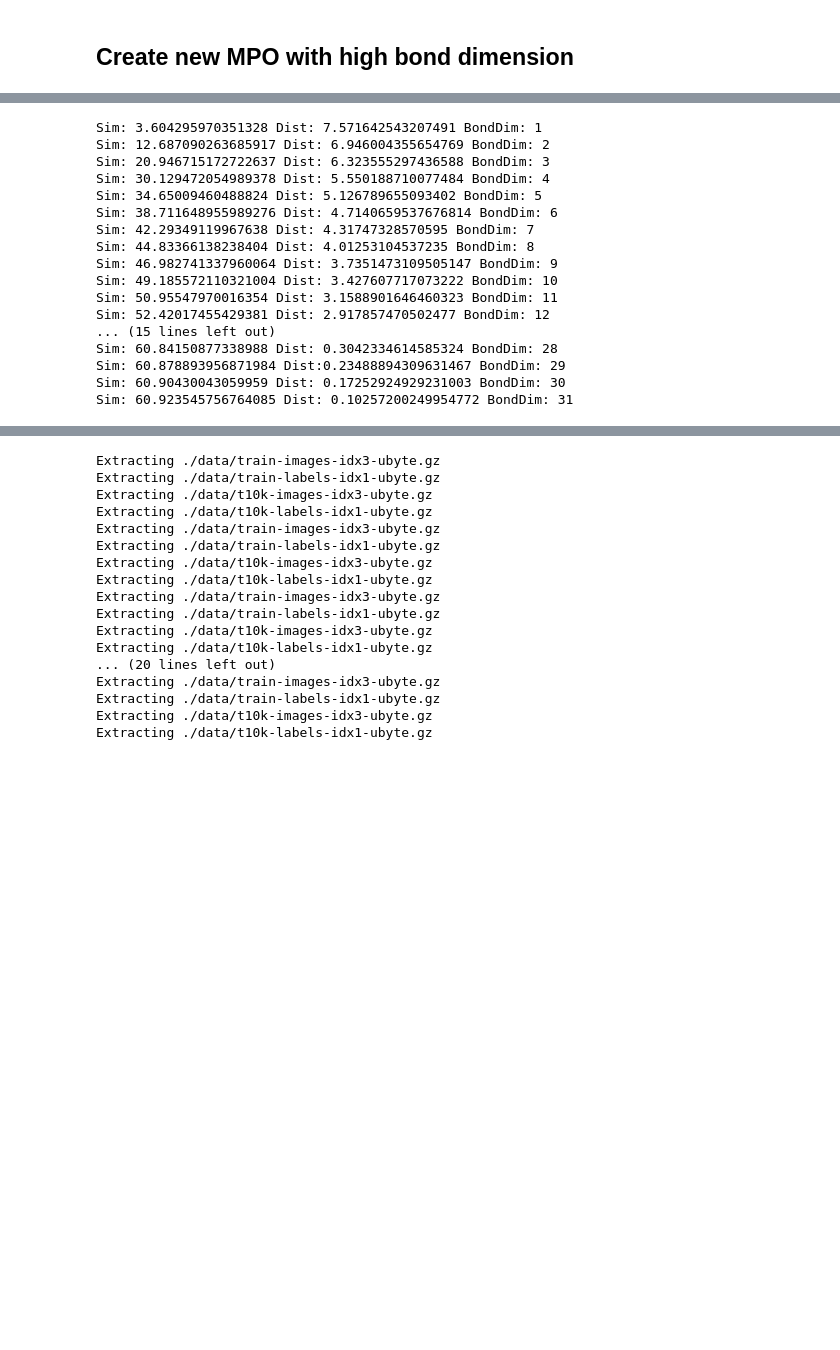
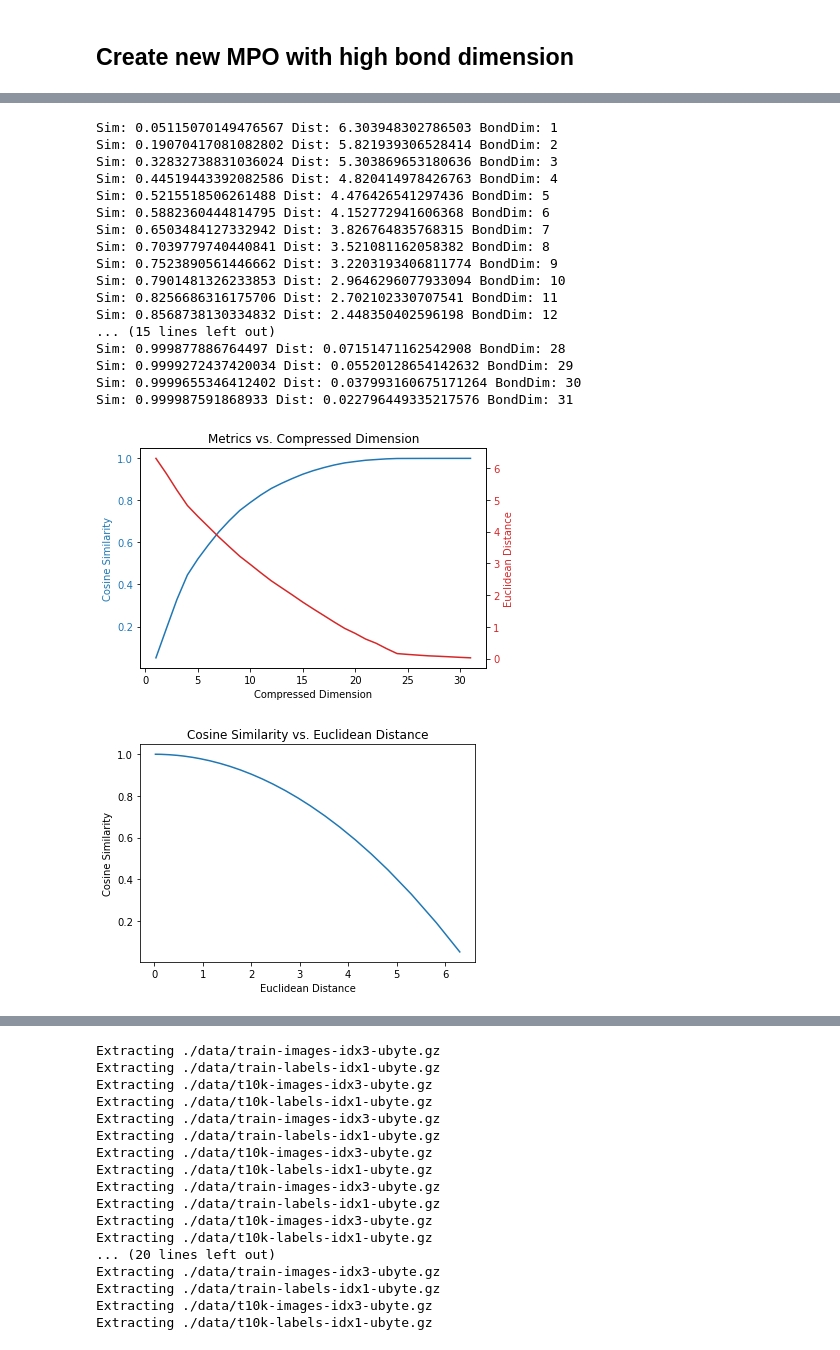
Before and after one commit to aaronleesander/DMRG-inspired-Algorithms-for-Neural-Network-Compression, a Jupyter notebook: DMRG/FC2_Weights_Matrix.ipynb, the cells around one changed output, grey strips where cells are left out. Drawn from its saved outputs; the diff is of its cells as text; code cells hidden in the pictures; blank space fills up the shorter version.

```diff
--- a/DMRG/FC2_Weights_Matrix.ipynb
+++ b/DMRG/FC2_Weights_Matrix.ipynb
@@ -441,21 +394,23 @@ Sim: 288.5812213862196 Dist: 38.16480317603306 BondDim: 8
 # %%
-compressed_MPS_1, dist, sim = compress_layer(MPS_1, phys_dim=[2, 2, 8, 20, 2, 2], threshold=1e-3, plot=0)
+compressed_MPS_1, dist1, sim1 = compress_layer(MPS_1, phys_dim=[2, 2, 8, 20, 2, 2], threshold=1e-8, plot=1)
 # %% [output]
-Sim: 3.604295970351328 Dist: 7.571642543207491 BondDim: 1
-Sim: 12.687090263685917 Dist: 6.946004355654769 BondDim: 2
-Sim: 20.946715172722637 Dist: 6.323555297436588 BondDim: 3
-Sim: 30.129472054989378 Dist: 5.550188710077484 BondDim: 4
-Sim: 34.65009460488824 Dist: 5.126789655093402 BondDim: 5
-Sim: 38.711648955989276 Dist: 4.7140659537676814 BondDim: 6
-Sim: 42.29349119967638 Dist: 4.31747328570595 BondDim: 7
-Sim: 44.83366138238404 Dist: 4.01253104537235 BondDim: 8
-Sim: 46.982741337960064 Dist: 3.7351473109505147 BondDim: 9
-Sim: 49.185572110321004 Dist: 3.427607717073222 BondDim: 10
-Sim: 50.95547970016354 Dist: 3.1588901646460323 BondDim: 11
-Sim: 52.42017455429381 Dist: 2.917857470502477 BondDim: 12
+Sim: 0.05115070149476567 Dist: 6.303948302786503 BondDim: 1
+Sim: 0.19070417081082802 Dist: 5.821939306528414 BondDim: 2
+Sim: 0.32832738831036024 Dist: 5.303869653180636 BondDim: 3
+Sim: 0.44519443392082586 Dist: 4.820414978426763 BondDim: 4
+Sim: 0.5215518506261488 Dist: 4.476426541297436 BondDim: 5
+Sim: 0.5882360444814795 Dist: 4.152772941606368 BondDim: 6
+Sim: 0.6503484127332942 Dist: 3.826764835768315 BondDim: 7
+Sim: 0.7039779740440841 Dist: 3.521081162058382 BondDim: 8
+Sim: 0.7523890561446662 Dist: 3.2203193406811774 BondDim: 9
+Sim: 0.7901481326233853 Dist: 2.9646296077933094 BondDim: 10
+Sim: 0.8256686316175706 Dist: 2.702102330707541 BondDim: 11
+Sim: 0.8568738130334832 Dist: 2.448350402596198 BondDim: 12
 ... (15 lines left out)
-Sim: 60.84150877338988 Dist: 0.3042334614585324 BondDim: 28
-Sim: 60.878893956871984 Dist:0.23488894309631467 BondDim: 29
-Sim: 60.90430043059959 Dist: 0.17252924929231003 BondDim: 30
-Sim: 60.923545756764085 Dist: 0.10257200249954772 BondDim: 31
+Sim: 0.999877886764497 Dist: 0.07151471162542908 BondDim: 28
+Sim: 0.9999272437420034 Dist: 0.05520128654142632 BondDim: 29
+Sim: 0.9999655346412402 Dist: 0.037993160675171264 BondDim: 30
+Sim: 0.999987591868933 Dist: 0.022796449335217576 BondDim: 31
+[figure, added]
+[figure, added]
 # %%
```
Also changed, not shown: parts of 18 cells of this notebook, 3 other files.
